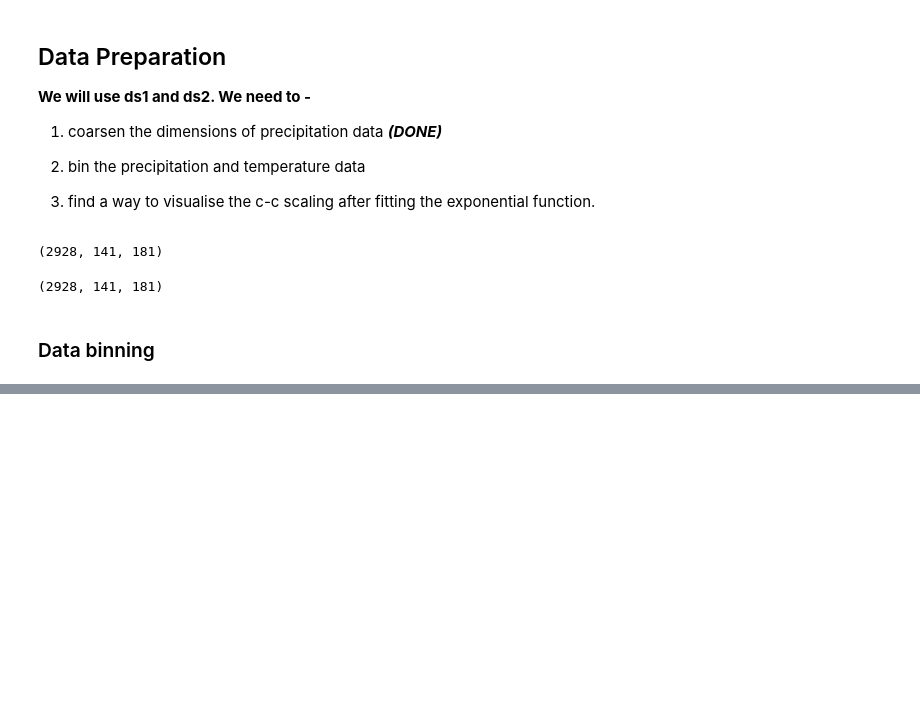
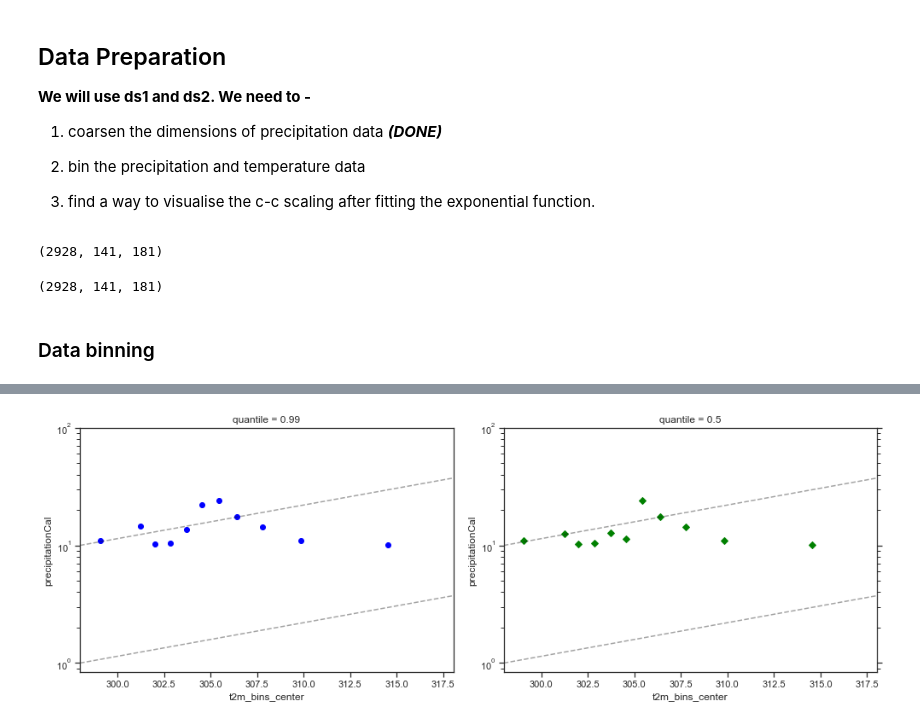
Before and after one commit to adisen99/msc_project, a Jupyter notebook: analysis00.ipynb, the cells around one changed output, grey strips where cells are left out. Cells and saved outputs as stored; diff of their text form; code cells hidden in the pictures; blank space fills up the shorter version.

```diff
--- a/analysis00.ipynb
+++ b/analysis00.ipynb
@@ -351,6 +351,7 @@ Attributes: (0)
 # #create histogram with equal-frequency bins
 # n, bins, patches = plt.hist(ds_comb.t2m.sel(lat = 19.5, lon = 72.5), equalObs(ds_comb.t2m.sel(lat = 19.5, lon = 72.5), 12), edgecolor='black')
 # %%
-ccplot.plot(mum, percentile_val=0.99, p11_inital_val=4, p12_initial_value=14)
+binned_ds99 = binning.get_binned(mum, percentile_val=0.99)
+binned_ds50 = binning.get_binned(mum, percentile_val=0.50)
 # %% [output]
 [figure]
@@ -356,0 +419,14 @@ ccplot.plot(mum, percentile_val=0.99, p11_inital_val=4, p12_initial_value=14)
+# %%
+temparr, preciparr1, preciparr2 = ccplot.get_ideal_data(mum.t2m, 1, 10)
+# %%
+fig = plt.figure(figsize=(14,5))
+
+plt.subplot(121)
+ccplot.plot(mum.chunk(dict(time=-1)), binned_ds99, temparr, preciparr1, preciparr2, marker = 'o', yscale = 'log', lw = 0., color = 'blue')
+plt.subplot(122)
+ccplot.plot(mum.chunk(dict(time=-1)), binned_ds50, temparr, preciparr1, preciparr2, marker = 'D', yscale = 'log', lw = 0., color = 'green')
+
+fig.gca().yaxis.set_ticks_position('both')
+fig.tight_layout()
+# %% [output]
+[figure, added]
```
Also changed, not shown: parts of 8 cells of this notebook, 2 other files.
